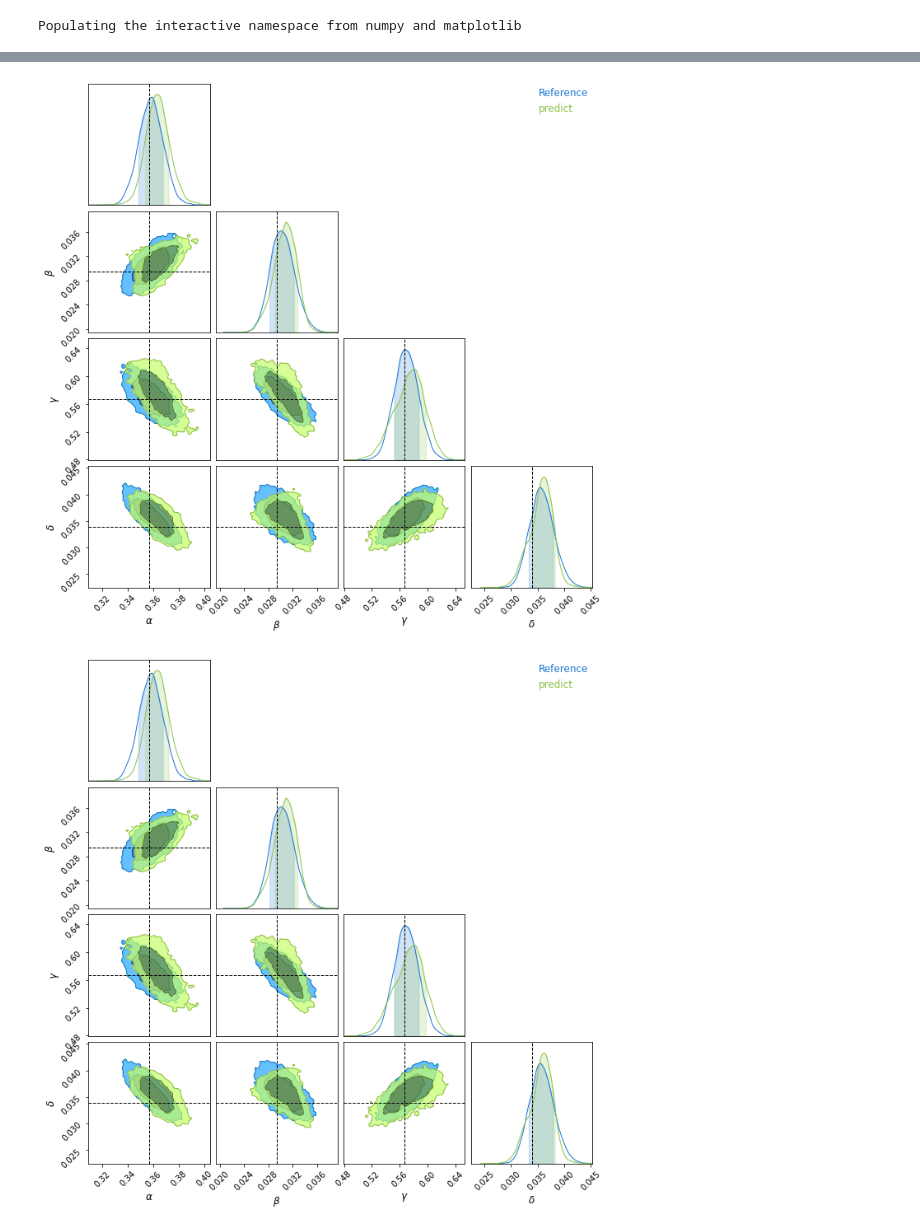
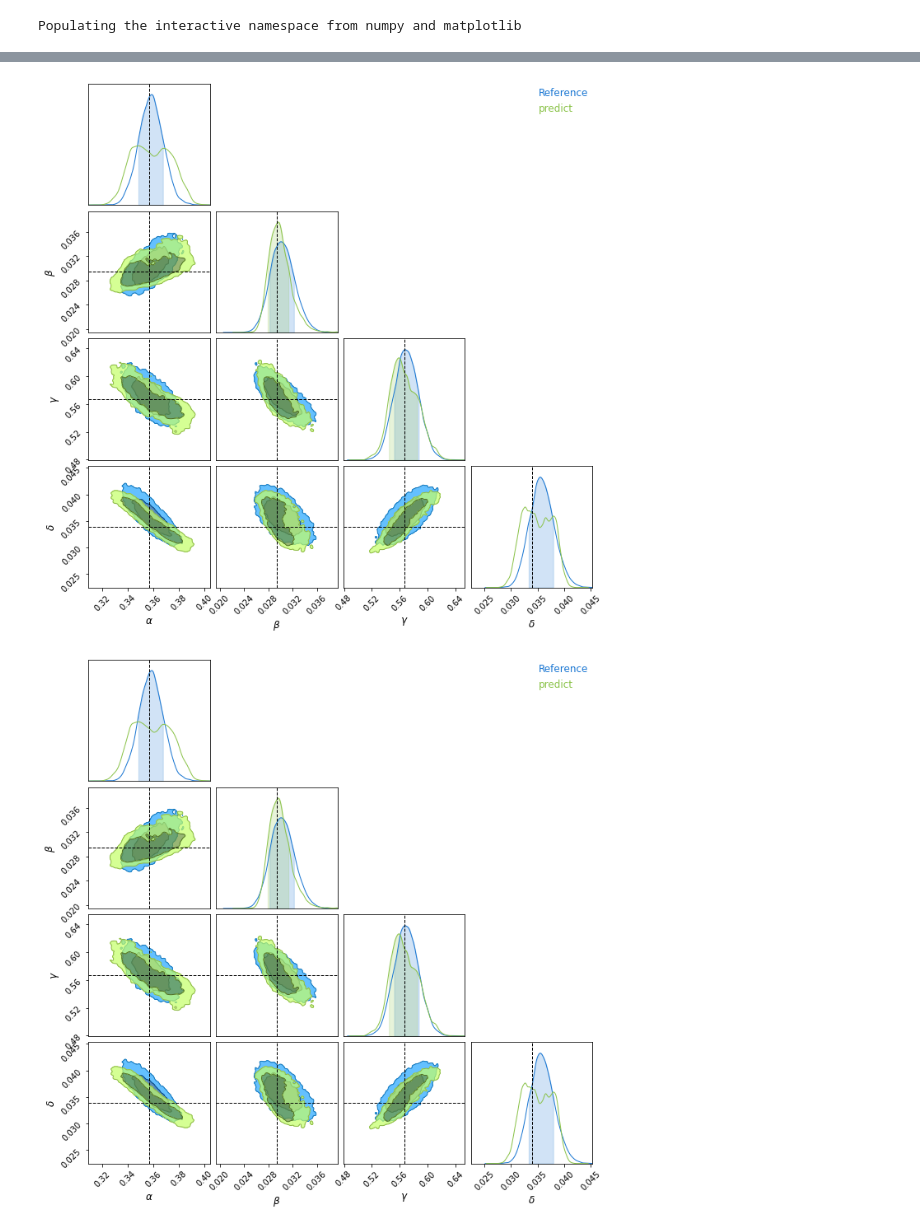
Before and after one commit to Justinezgh/SBI-Diff-Simulator, a Jupyter notebook: notebooks/dev/SNLE.ipynb, the cells around one changed output, grey strips where cells are left out. Drawn from its saved outputs; the diff is of its cells as text; code cells hidden in the pictures.

```diff
--- a/notebooks/dev/SNLE.ipynb
+++ b/notebooks/dev/SNLE.ipynb
@@ -204,7 +186,7 @@ start_grad = 1
 
 batch_size=256
 n_simulations=100
-n_steps=20000
+n_steps=2000
 score_weight=0
 initial_learning_rate=0.002
 
@@ -536,0 +398,30 @@ Text(0.5, 1.0, 'loss nf round 1 and 2 without score')
+# %%
+model_seed = 0
+rounds = 1
+score_weight = 0
+start_grad = 1
+n_simulations_in = 50
+n_simulations_out = 50
+n_steps = 20000
+batch_size = 256
+
+params_nd_round_1_noscore, sample_round_1_noscore, sample_for_plot_round_1_noscore, c2st_metric_round_1_noscore, batch_loss_round_1_noscore, chain_round_1_noscore = inference(sample_round_0,
+                                                                                                                                rounds,
+                                                                                                                                score_weight,
+                                                                                                                                n_simulations_in,
+                                                                                                                                n_simulations_out,
+                                                                                                                                start_grad,
+                                                                                                                                n_steps,
+                                                                                                                                batch_size,
+                                                                                                                                params_nd_round_0)
+
+rounds = 2
+params_nd_round_2_noscore, sample_round_2_noscore, sample_for_plot_round_2_noscore, c2st_metric_round_2_noscore, batch_loss_round_2_noscore, chain_round_2_noscore = inference(sample_round_1_noscore,
+                                                                                                                                rounds,
+                                                                                                                                score_weight,
+                                                                                                                                n_simulations_in,
+                                                                                                                                n_simulations_out,
+                                                                                                                                start_grad,
+                                                                                                                                n_steps,
+                                                                                                                                batch_size,
+                                                                                                                                params_nd_round_1_noscore)
@@ -537,9 +465,9 @@ Text(0.5, 1.0, 'loss nf round 1 and 2 without score')
 # %%
-#plot second round without score
+#plot first round
 parameters = [r'$\alpha$', r'$\beta$', r'$\gamma$', r'$\delta$']
 c = ChainConsumer()
 c.add_chain(jnp.array(reference_samples), parameters=parameters, name="Reference")
-c.add_chain(sample_for_plot_round_1_without_score[0], parameters=parameters, name="predict")
+c.add_chain(sample_for_plot_round_1_noscore[0], name="predict")
 c.plotter.plot(
     figsize=[10, 10],
     truth=np.array(truth)[0],
@@ -550,3 +480,3 @@ c.plotter.plot(
-[figure, old version]
+[figure, new version]
-[figure, old version]
+[figure, new version]
 # %%
```
Also changed, not shown: parts of 28 cells of this notebook.
